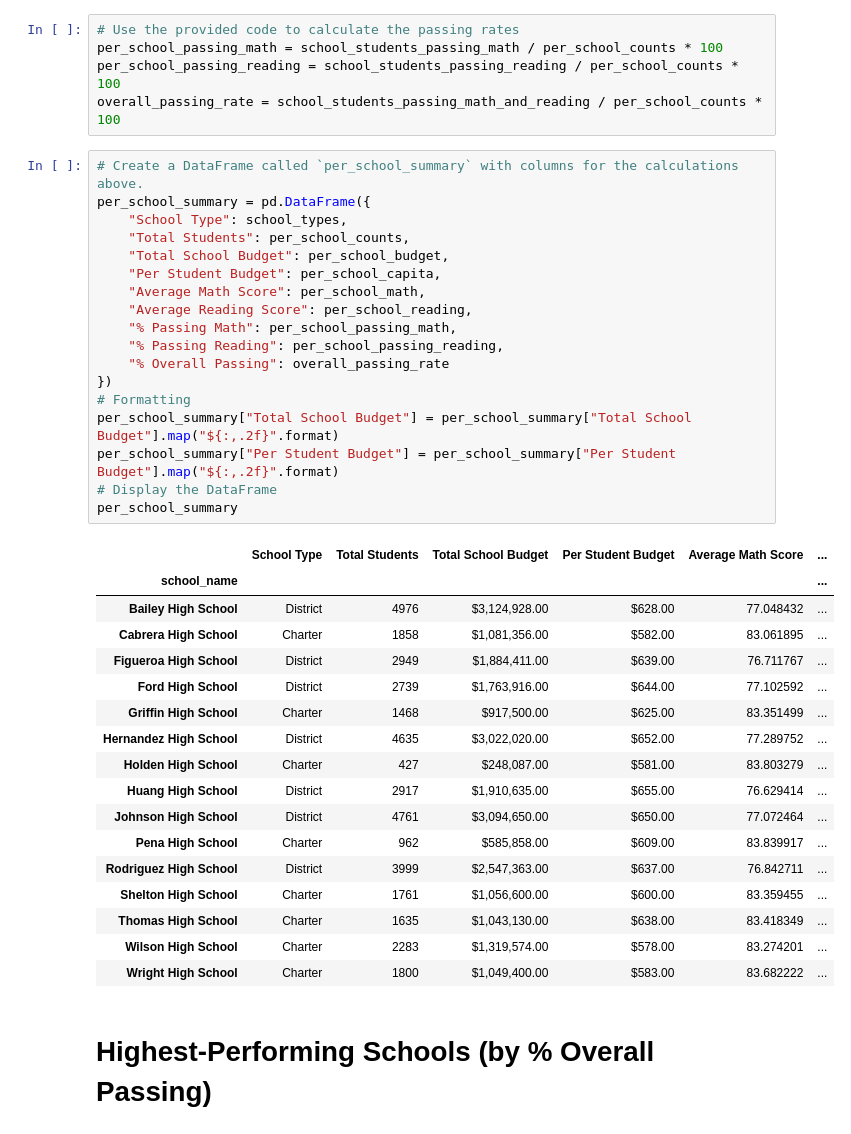
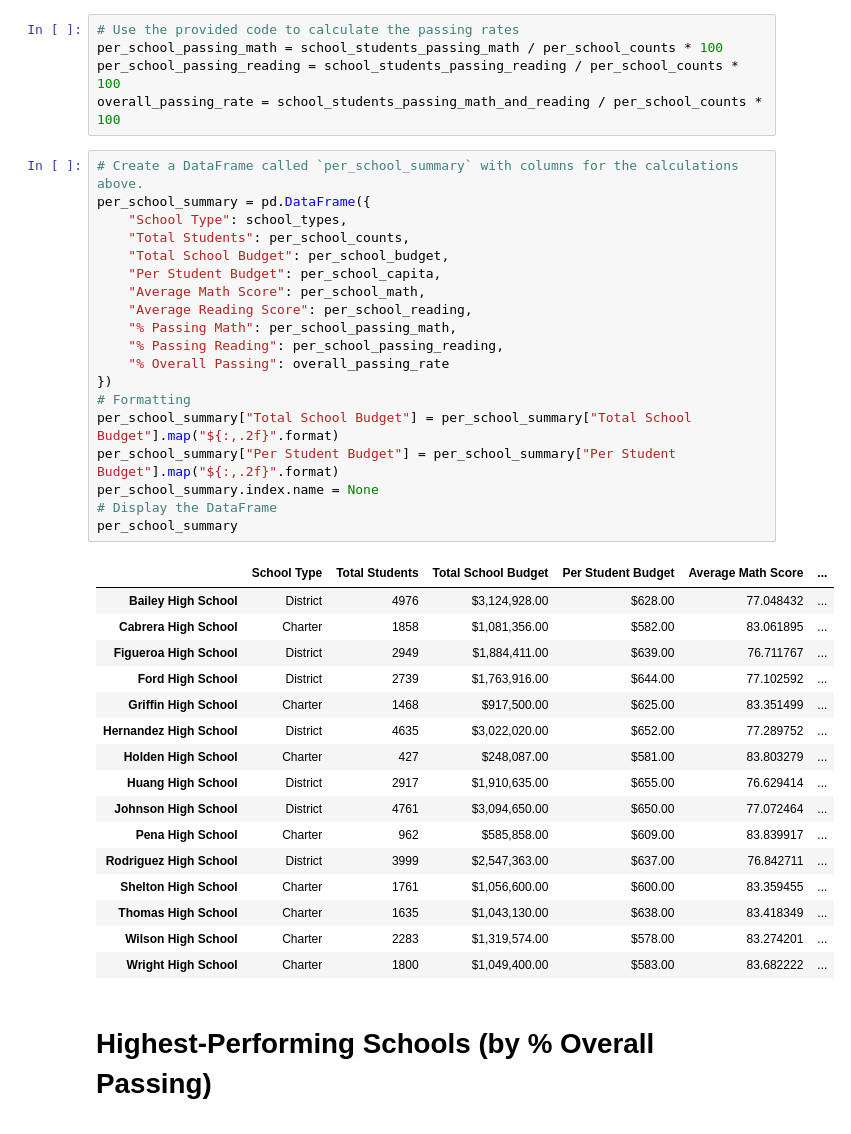
Before and after one commit to kimmiekc/pandas-challenge, a Jupyter notebook: PyCitySchools/CityNotebook.ipynb, the cells around one changed output. Drawn from its saved outputs; the diff is of its cells as text.

```diff
--- a/PyCitySchools/CityNotebook.ipynb
+++ b/PyCitySchools/CityNotebook.ipynb
@@ -149,24 +149,24 @@ overall_passing_rate = school_students_passing_math_and_reading / per_school_cou
 # %%
 # Create a DataFrame called `per_school_summary` with columns for the calculations above.
 per_school_summary = pd.DataFrame({
     "School Type": school_types,
     "Total Students": per_school_counts,
     "Total School Budget": per_school_budget,
     "Per Student Budget": per_school_capita,
     "Average Math Score": per_school_math,
     "Average Reading Score": per_school_reading,
     "% Passing Math": per_school_passing_math,
     "% Passing Reading": per_school_passing_reading,
     "% Overall Passing": overall_passing_rate
 })
 # Formatting
 per_school_summary["Total School Budget"] = per_school_summary["Total School Budget"].map("${:,.2f}".format)
 per_school_summary["Per Student Budget"] = per_school_summary["Per Student Budget"].map("${:,.2f}".format)
+per_school_summary.index.name = None
 # Display the DataFrame
 per_school_summary
 # %% [output]
 |  | School Type | Total Students | Total School Budget | Per Student Budget | Average Math Score | ... |
-| school_name |  |  |  |  |  | ... |
 | Bailey High School | District | 4976 | $3,124,928.00 | $628.00 | 77.048432 | ... |
 | Cabrera High School | Charter | 1858 | $1,081,356.00 | $582.00 | 83.061895 | ... |
 | Figueroa High School | District | 2949 | $1,884,411.00 | $639.00 | 76.711767 | ... |
```
Also changed, not shown: parts of 4 cells of this notebook.
